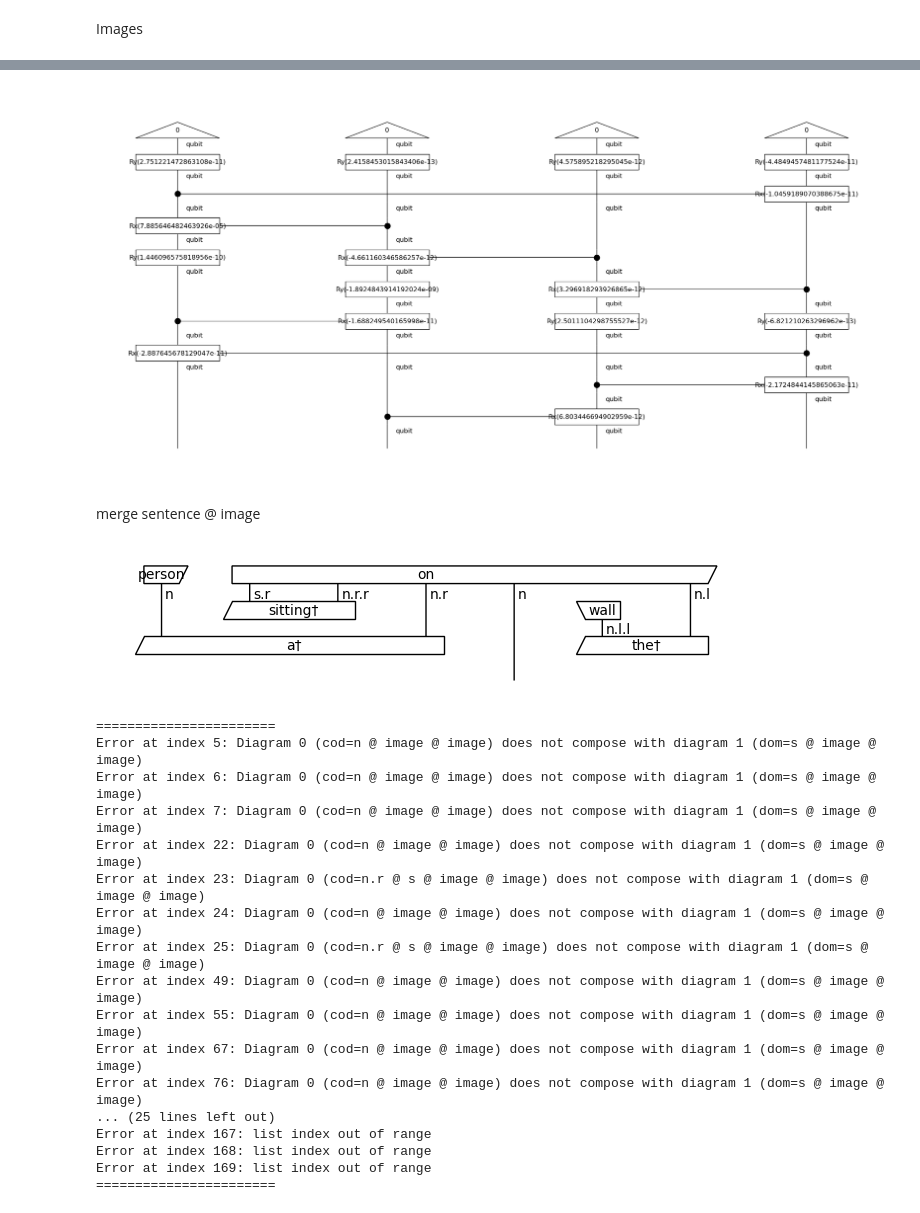
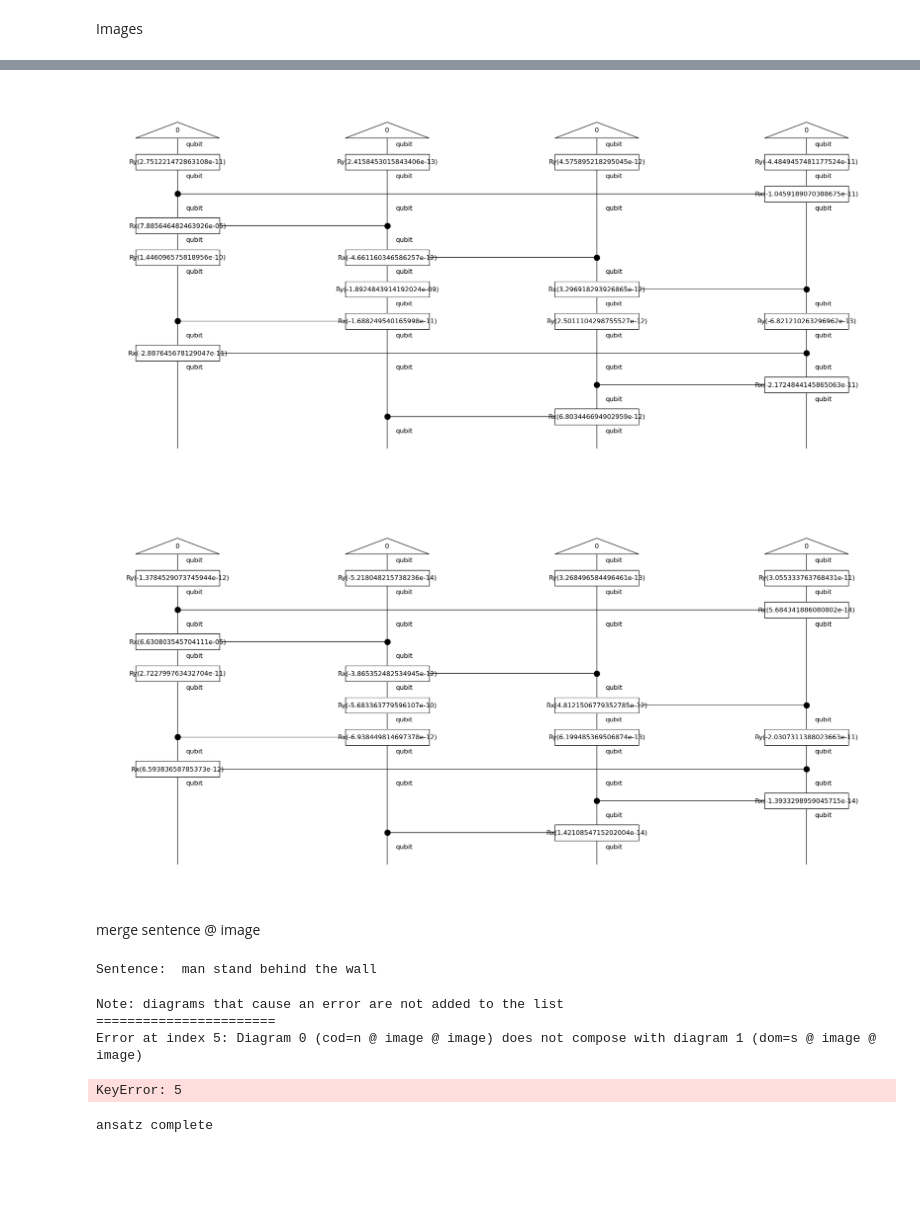
Before and after one commit to halaa901/QNLP-Thesis, a Jupyter notebook: implementation_2.ipynb, the cells around one changed output, grey strips where cells are left out. Saved outputs shown, nothing was run; the diff lists cells and outputs as text; code cells hidden in the pictures; blank space fills up the shorter version.

```diff
--- a/implementation_2.ipynb
+++ b/implementation_2.ipynb
@@ -311,9 +345,9 @@ print("circuit for positive image: complete")
 # train_circuits_imagePos[9].draw(figsize=(20, 10), fontsize=12)
 
 # Add data into image circuit NEGATIVE
-images_neg = clean_df["image_pos"]
+images_neg = clean_df["image_neg"]
 train_circuits_imageNeg = [image_circ.lambdify(*list(image_circ.free_symbols))(*feature_vec) for feature_vec in images_neg]
-print("FIX IT -> circuit for negative image uses positive image")
+print("circuit for negative image: complete")
 # train_circuits_imageNeg[9].draw(figsize=(20, 10), fontsize=12)
 # %% [output]
 [figure]
@@ -324,13 +358,15 @@ FIX IT -> circuit for negative image uses positive image
 # %%
+train_circuits_imagePos[1].draw(figsize=(20, 10), fontsize=12)
 train_circuits_imageNeg[1].draw(figsize=(20, 10), fontsize=12)
 # %% [output]
 [figure]
+[figure, added]
 # %% [markdown]
 merge sentence @ image
-# %%
-train_diagrams_sentence[5].draw()
-# %% [output]
-[figure, removed]
+# %%
+print("Sentence: ", clean_df["sentence"][0])
+# %% [output]
+Sentence:  man stand behind the wall
 # %%
 # Create new Type
 image_type = Ty("image")
@@ -338,11 +374,11 @@ output_type = Ty("output")
 comparison_box = Box("COMPARISON", AtomicType.SENTENCE @ image_type @ image_type, output_type)
 
 # diagrams = [(sentence_diagram @ image_type @ image_type) >> comparison_box for sentence_diagram in train_diagrams_sentence]
-
 # diagram = raw_sentence_diagrams[5] @ image_type @ image_type >> comparison_box
 
 # Draws diagram with comparison box (0,1) - Sentence digarm and comparison box is in grammar form
 diagrams = []
+print("Note: diagrams that cause an error are not added to the list")
 print("=======================")
 for num in range(len(clean_df)):
     try:
@@ -350,41 +386,24 @@ for num in range(len(clean_df)):
         diagrams.append(temp)
     except Exception as e:
         print(f"Error at index {num}: {e}")
+        print(" - Sentence: ", clean_df["sentence"][num])
 print("=======================")
 
+print("diagrams complete")
 
 # diagrams = [(sentence_diagram @ image_type @ image_type) >> comparison_box for sentence_diagram in train_diagrams_sentence]
 # print('↓ template merge diagram : (sentence, image1, image2)')
 # diagrams[0].draw(figsize=(20, 10), fontsize=12)
-
-# # Ansatz & Circuit
-ansatz = Sim14Ansatz({AtomicType.NOUN: 1, AtomicType.SENTENCE: 1, AtomicType.PREPOSITIONAL_PHRASE: 1, image_type : 4, output_type : 1},  n_layers=1)
-temp_circuit = []
-print("\n=======================")
-for num in range(len(clean_df)):
-    try:
-        temp = ansatz(diagrams[num])
-        temp_circuit.append(temp)
-    except Exception as e:
-        print(f"Error at index {num}: {e}")
-print("=======================")
-# temp_circuit = [ansatz(diagram) for diagram in diagrams]
 # %% [output]
+Note: diagrams that cause an error are not added to the list
 =======================
 Error at index 5: Diagram 0 (cod=n @ image @ image) does not compose with diagram 1 (dom=s @ image @ image)
-Error at index 6: Diagram 0 (cod=n @ image @ image) does not compose with diagram 1 (dom=s @ image @ image)
-Error at index 7: Diagram 0 (cod=n @ image @ image) does not compose with diagram 1 (dom=s @ image @ image)
-Error at index 22: Diagram 0 (cod=n @ image @ image) does not compose with diagram 1 (dom=s @ image @ image)
-Error at index 23: Diagram 0 (cod=n.r @ s @ image @ image) does not compose with diagram 1 (dom=s @ image @ image)
-Error at index 24: Diagram 0 (cod=n @ image @ image) does not compose with diagram 1 (dom=s @ image @ image)
-Error at index 25: Diagram 0 (cod=n.r @ s @ image @ image) does not compose with diagram 1 (dom=s @ image @ image)
-Error at index 49: Diagram 0 (cod=n @ image @ image) does not compose with diagram 1 (dom=s @ image @ image)
-Error at index 55: Diagram 0 (cod=n @ image @ image) does not compose with diagram 1 (dom=s @ image @ image)
-Error at index 67: Diagram 0 (cod=n @ image @ image) does not compose with diagram 1 (dom=s @ image @ image)
-Error at index 76: Diagram 0 (cod=n @ image @ image) does not compose with diagram 1 (dom=s @ image @ image)
-... (25 lines left out)
-Error at index 167: list index out of range
-Error at index 168: list index out of range
-Error at index 169: list index out of range
-=======================
+KeyError: 5
+# %%
+# # Ansatz & Circuit
+ansatz = Sim14Ansatz({AtomicType.NOUN: 1, AtomicType.SENTENCE: 1, AtomicType.PREPOSITIONAL_PHRASE: 1, image_type : 4, output_type : 1},  n_layers=1)
+temp_circuit = [ansatz(diagram) for diagram in diagrams]
+print("ansatz complete")
+# %% [output]
+ansatz complete
 # %%
```
Also changed, not shown: parts of 20 cells of this notebook.
